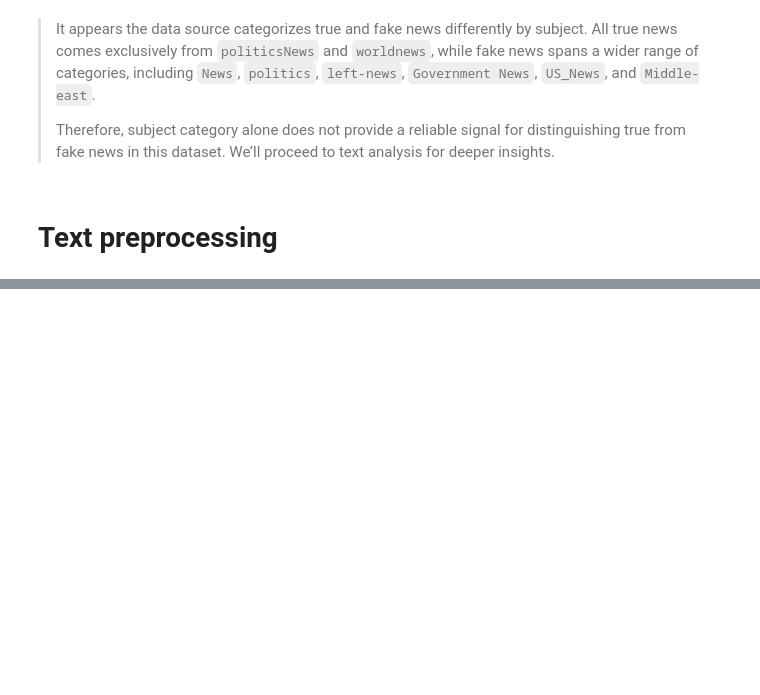
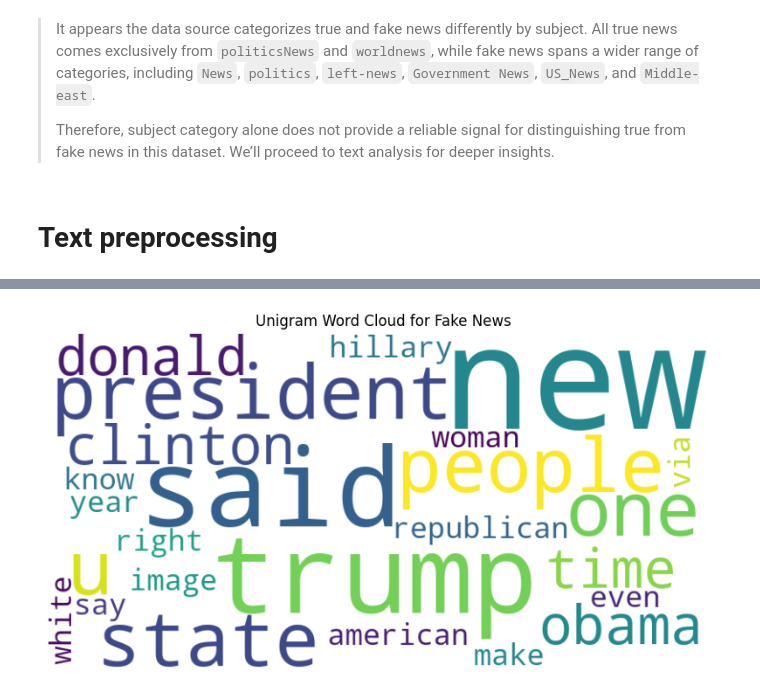
Before and after one commit to DigimonFrankie/Projects, a Jupyter notebook: Detecting Fake News: Real vs. Fabricated Online News Content/EDA & Preprocessing.ipynb, the cells around one changed output, grey strips where cells are left out. Drawn from its saved outputs; the diff is of its cells as text; code cells hidden in the pictures; blank space fills up the shorter version.

```diff
--- a/Detecting Fake News: Real vs. Fabricated Online News Content/EDA & Preprocessing.ipynb
+++ b/Detecting Fake News: Real vs. Fabricated Online News Content/EDA & Preprocessing.ipynb
@@ -270,0 +356,4 @@ plt.show()
+# %%
+top_unigram_fake = plot_wordcloud(df_fake['cleaned_text'], 'Fake News')
+# %% [output]
+[figure, added]
```
Also changed, not shown: parts of 27 cells of this notebook.
